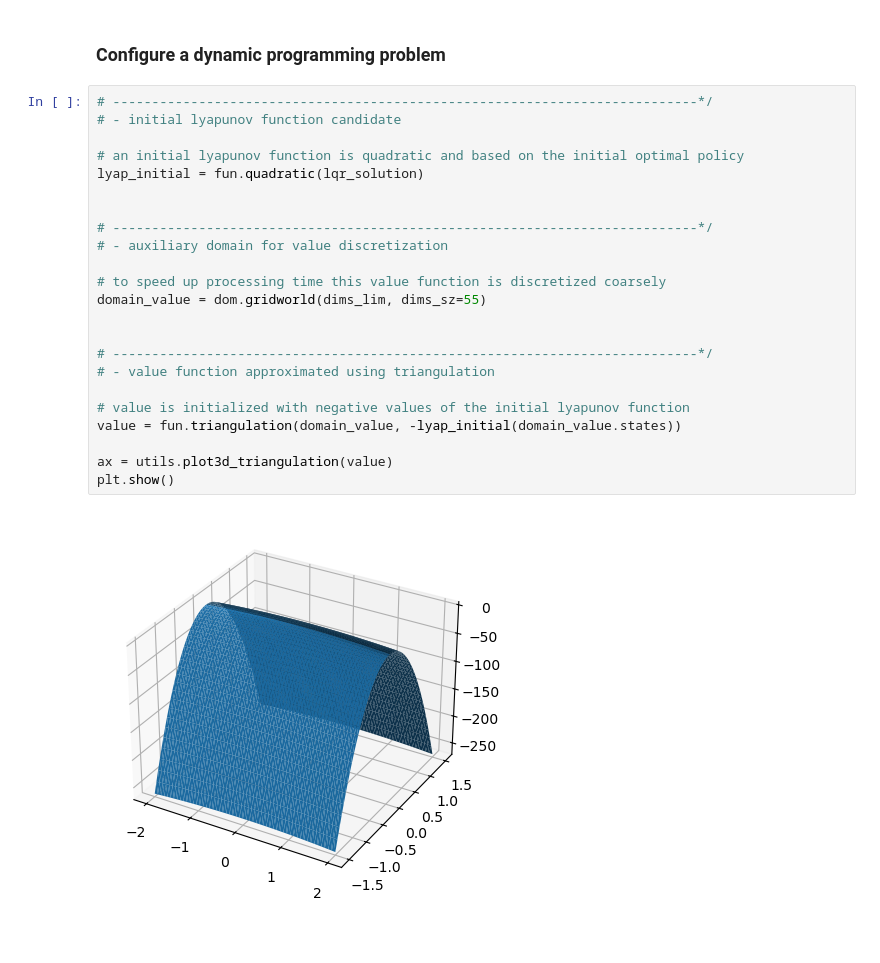
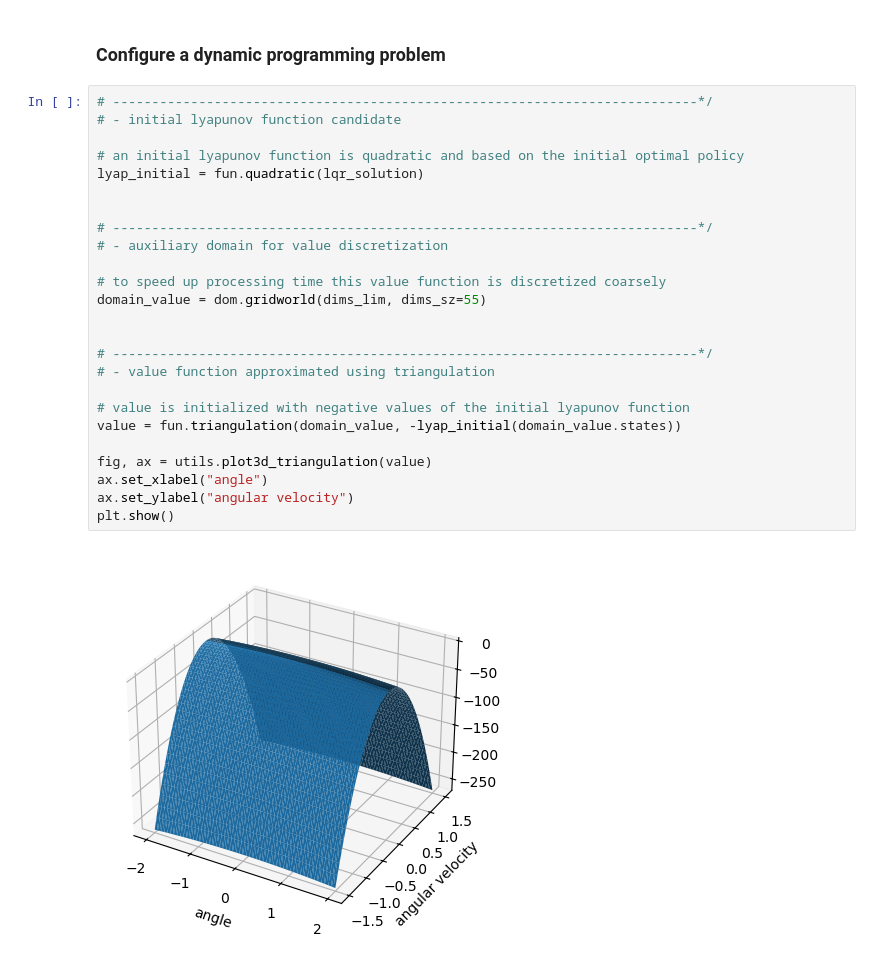
Before and after one commit to maalberg/safely, a Jupyter notebook: safely_pendulum.ipynb, the cells around one changed output. Saved outputs shown, nothing was run; the diff lists cells and outputs as text.

Commit message:
add axis labels to value plot in pendulum notebook

```diff
--- a/safely_pendulum.ipynb
+++ b/safely_pendulum.ipynb
@@ -127,25 +127,27 @@ dyn = fun.stochastic_stacked([dyn_angle, dyn_velocity])
 # %%
 # ---------------------------------------------------------------------------*/
 # - initial lyapunov function candidate
 
 # an initial lyapunov function is quadratic and based on the initial optimal policy
 lyap_initial = fun.quadratic(lqr_solution)
 
 
 # ---------------------------------------------------------------------------*/
 # - auxiliary domain for value discretization
 
 # to speed up processing time this value function is discretized coarsely
 domain_value = dom.gridworld(dims_lim, dims_sz=55)
 
 
 # ---------------------------------------------------------------------------*/
 # - value function approximated using triangulation
 
 # value is initialized with negative values of the initial lyapunov function
 value = fun.triangulation(domain_value, -lyap_initial(domain_value.states))
 
-ax = utils.plot3d_triangulation(value)
+fig, ax = utils.plot3d_triangulation(value)
+ax.set_xlabel("angle")
+ax.set_ylabel("angular velocity")
 plt.show()
 # %% [output]
-[figure, old version]
+[figure, new version]
```
Also changed, not shown: 1 other file.
